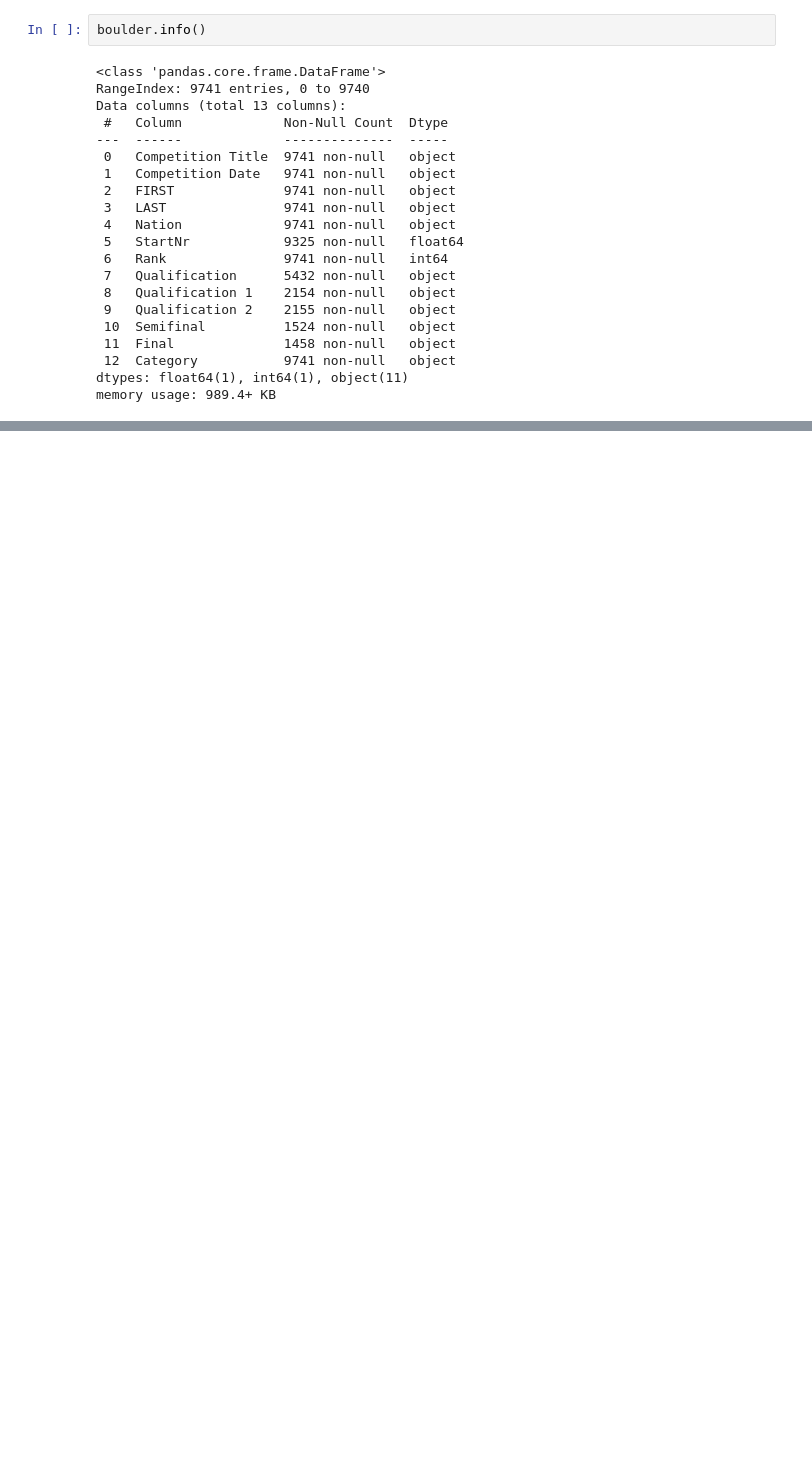
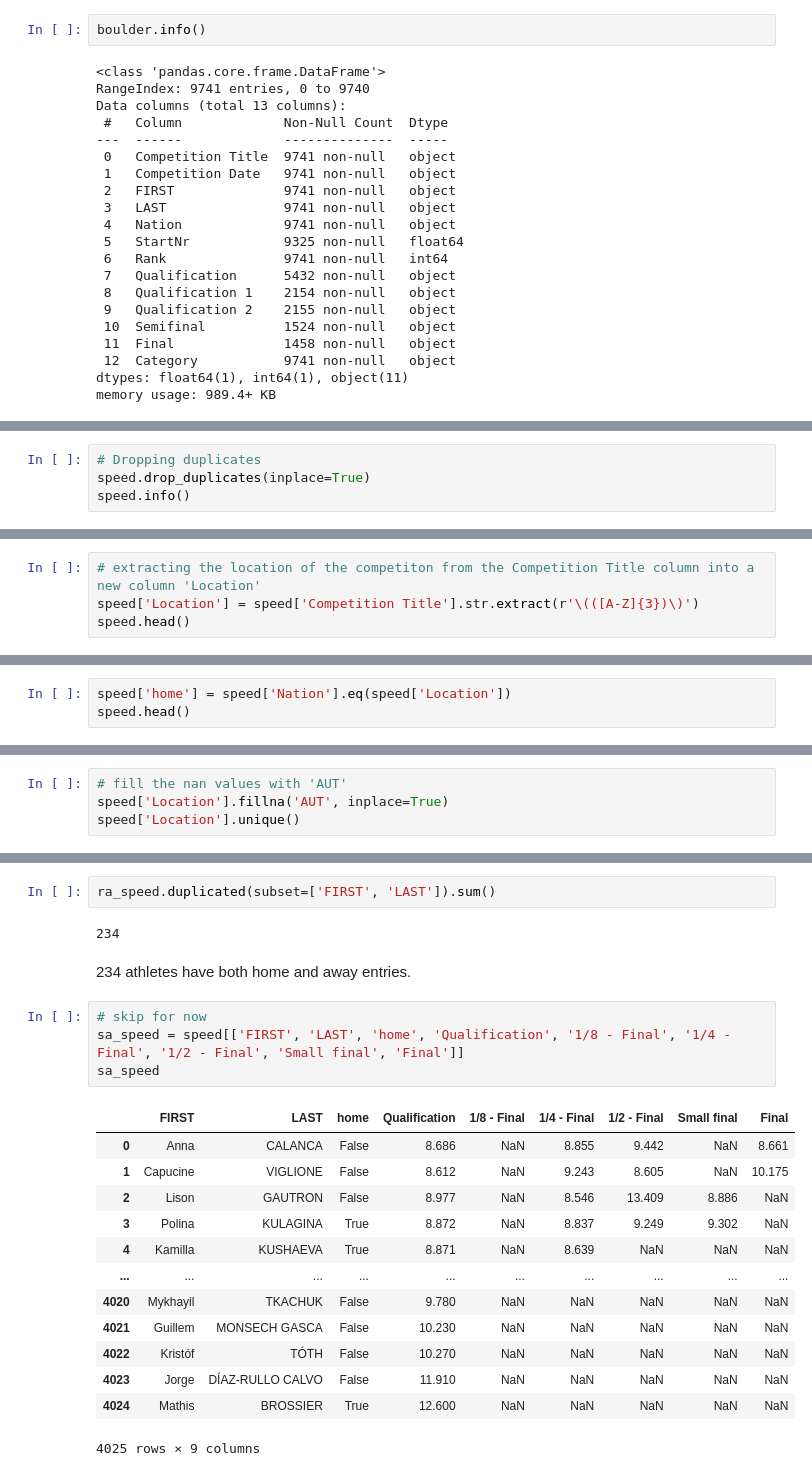
Before and after one commit to chendub/Springboard, a Jupyter notebook: IFSC/data_wrangling.ipynb, the cells around one changed output, grey strips where cells are left out. Cells and saved outputs as stored; diff of their text form; blank space fills up the shorter version.

```diff
--- a/IFSC/data_wrangling.ipynb
+++ b/IFSC/data_wrangling.ipynb
@@ -175,0 +597,4 @@ plt.subplots_adjust(wspace=0.5)
+# %%
+# Dropping duplicates
+speed.drop_duplicates(inplace=True)
+speed.info()
@@ -175,0 +619,4 @@ plt.subplots_adjust(wspace=0.5)
+# %%
+# extracting the location of the competiton from the Competition Title column into a new column 'Location'
+speed['Location'] = speed['Competition Title'].str.extract(r'\(([A-Z]{3})\)')
+speed.head()
@@ -175,0 +630,3 @@ plt.subplots_adjust(wspace=0.5)
+# %%
+speed['home'] = speed['Nation'].eq(speed['Location'])
+speed.head()
@@ -175,0 +684,4 @@ plt.subplots_adjust(wspace=0.5)
+# %%
+# fill the nan values with 'AUT'
+speed['Location'].fillna('AUT', inplace=True)
+speed['Location'].unique()
@@ -175,0 +764,24 @@ plt.subplots_adjust(wspace=0.5)
+# %%
+ra_speed.duplicated(subset=['FIRST', 'LAST']).sum()
+# %% [output]
+234
+# %% [markdown]
+234 athletes have both home and away entries.
+# %%
+# skip for now
+sa_speed = speed[['FIRST', 'LAST', 'home', 'Qualification', '1/8 - Final', '1/4 - Final', '1/2 - Final', 'Small final', 'Final']]
+sa_speed
+# %% [output]
+|  | FIRST | LAST | home | Qualification | 1/8 - Final | 1/4 - Final | 1/2 - Final | Small final | Final |
+| 0 | Anna | CALANCA | False | 8.686 | NaN | 8.855 | 9.442 | NaN | 8.661 |
+| 1 | Capucine | VIGLIONE | False | 8.612 | NaN | 9.243 | 8.605 | NaN | 10.175 |
+| 2 | Lison | GAUTRON | False | 8.977 | NaN | 8.546 | 13.409 | 8.886 | NaN |
+| 3 | Polina | KULAGINA | True | 8.872 | NaN | 8.837 | 9.249 | 9.302 | NaN |
+| 4 | Kamilla | KUSHAEVA | True | 8.871 | NaN | 8.639 | NaN | NaN | NaN |
+| ... | ... | ... | ... | ... | ... | ... | ... | ... | ... |
+| 4020 | Mykhayil | TKACHUK | False | 9.780 | NaN | NaN | NaN | NaN | NaN |
+| 4021 | Guillem | MONSECH GASCA | False | 10.230 | NaN | NaN | NaN | NaN | NaN |
+| 4022 | Kristóf | TÓTH | False | 10.270 | NaN | NaN | NaN | NaN | NaN |
+| 4023 | Jorge | DÍAZ-RULLO CALVO | False | 11.910 | NaN | NaN | NaN | NaN | NaN |
+| 4024 | Mathis | BROSSIER | True | 12.600 | NaN | NaN | NaN | NaN | NaN |
+4025 rows × 9 columns
```
Also changed, not shown: parts of 92 cells of this notebook.
